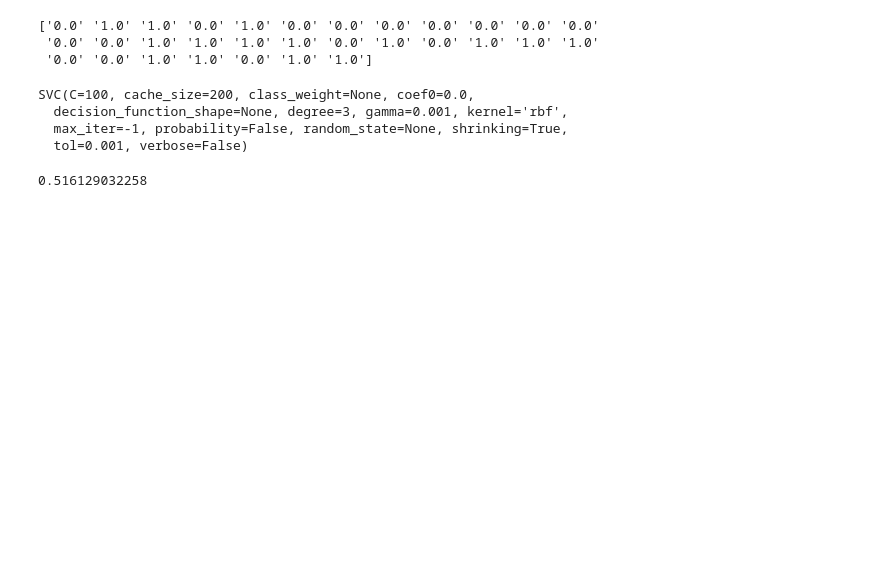
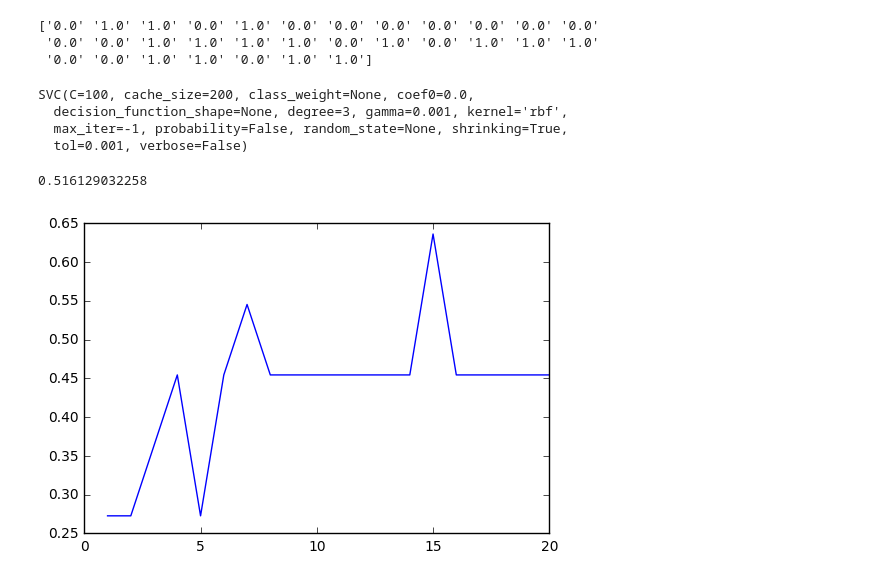
Before and after one commit to GlobusTroy/SentiMiner, a Jupyter notebook: MLModel.py.ipynb, the cells around one changed output. Cells and saved outputs as stored; diff of their text form; code cells hidden in the pictures; blank space fills up the shorter version.

Commit message:
Ensemble learning using k folds

```diff
--- a/MLModel.py.ipynb
+++ b/MLModel.py.ipynb
@@ -39,20 +39,10 @@ from sklearn.neighbors import KNeighborsClassifier
 from sklearn.linear_model import LogisticRegression
 from sklearn import metrics
 import matplotlib.pyplot as plt
-results = ["Decrease","Increase"]
+results = ["Increase","Decrease"]
 X = []
 temp = training_data['Average Score']
 for entry in training_data['Average Score']:
     X.append([entry])
+X = np.array(X)
 y = np.array(training_data['Change'])
-print(X)
-scores = []
-ks = []
-for i in xrange(1,21):
-    knn = neighbors.KNeighborsClassifier(n_neighbors=i)
-    knn.fit(X,y)
-    knn_predict = knn.predict(X)
-    scores.append(metrics.accuracy_score(y,knn_predict))
-    ks.append(i)
-plt.plot(ks,scores)
-plt.show()
@@ -93,5 +80,20 @@ svm_predict = clf.predict(X)
 print metrics.accuracy_score(y,svm_predict)
 # %% [output]
 0.516129032258
-# %% [markdown]
-###
+# %%
+#using the train/test/split method to get accuracy values for k values 1 through 20
+from sklearn.cross_validation import train_test_split
+from sklearn.cross_validation import cross_val_score
+X_train, X_test, y_train, y_test = train_test_split(X,y,test_size = 0.33)
+vals = []
+ks = []
+for i in xrange(1,21):
+    knn = neighbors.KNeighborsClassifier(n_neighbors=i)
+    knn.fit(X_train,y_train)
+    knn_predict = knn.predict(X_test)
+    vals.append(metrics.accuracy_score(y_test,knn_predict))
+    ks.append(i)
+plt.plot(ks,vals)
+plt.show()
+# %% [output]
+[figure, added]
```
Also changed, not shown: parts of 3 cells of this notebook.
